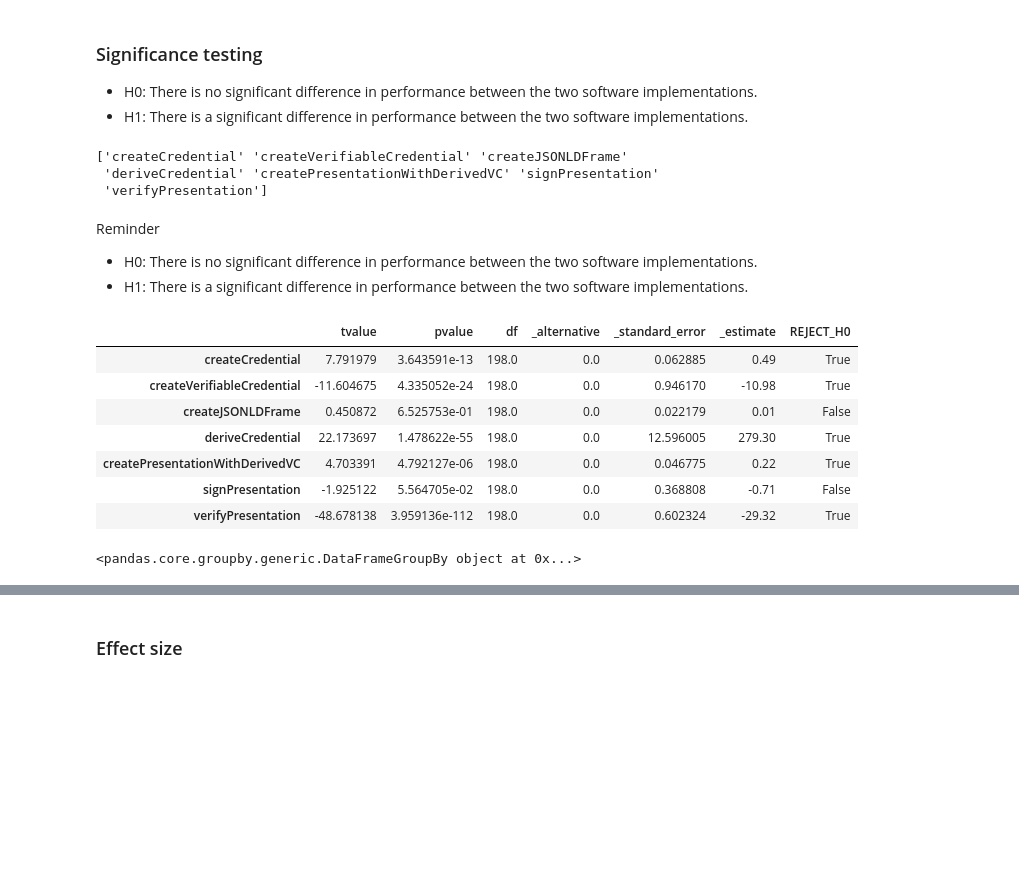
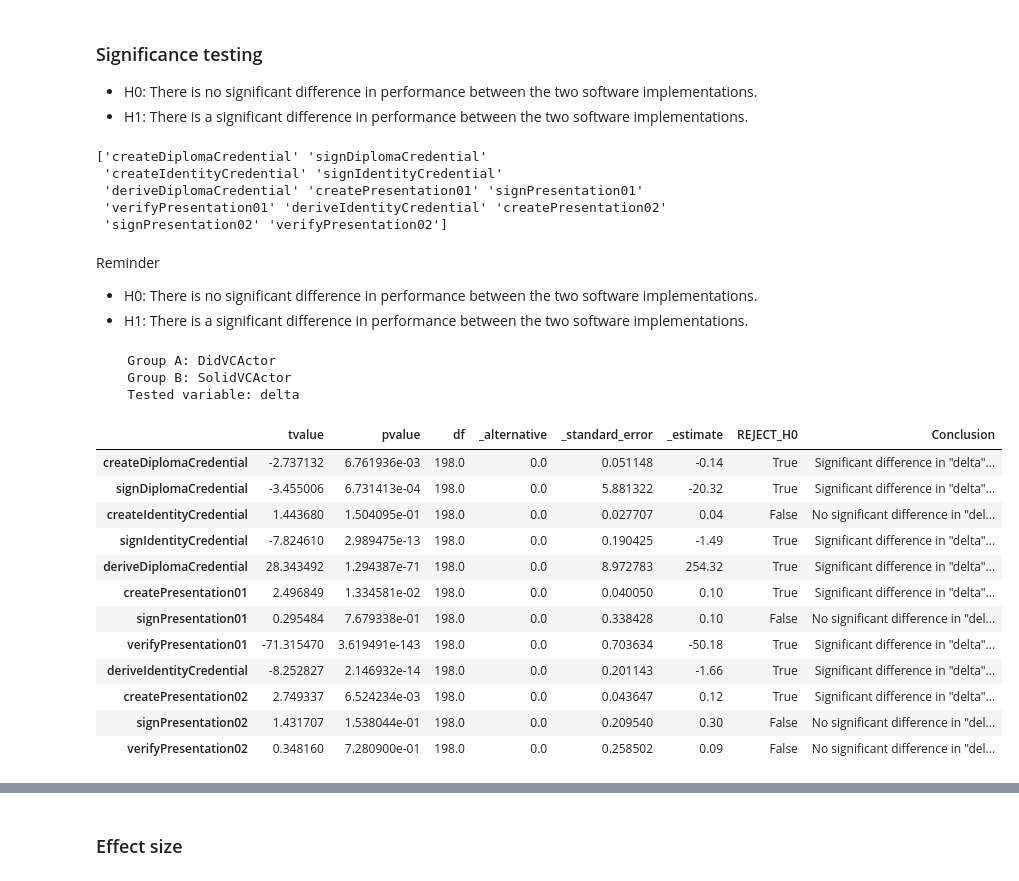
Before and after one commit to SolidLabResearch/pseudonymity-demo, a Jupyter notebook: profiling-report.ipynb, the cells around one changed output, grey strips where cells are left out. Cells and saved outputs as stored; diff of their text form; code cells hidden in the pictures; blank space fills up the shorter version.

```diff
--- a/profiling-report.ipynb
+++ b/profiling-report.ipynb
@@ -86,16 +90,18 @@ df_agg_al.to_csv(os.path.join(DIR_REPORT, 'df_agg_actor-level.csv'))
 # %% [markdown]
 ### Task-level statistics
+# %%
+# Expand report records into task-level dataframes
+df_tl = df.records\
+    .apply(pd.Series)\
+    .stack()\
+    .apply(pd.Series)\
+    .rename({'index':'idx_step', 'tag': 'actorTag', 'name': 'stepName', },axis=1)\
+    .reset_index().drop('level_1',axis=1)\
+    .set_index(['idx_report','idx_step'])
+# Merge task-level df with initial df
+df_tl = df.drop('records',axis=1).merge(df_tl,left_index=True,right_index=True)
+df_tl.to_csv(os.path.join(DIR_REPORT, 'df_task-level.csv'))
 # %%
-# Expand report records into task-level dataframes
-df_tl = df.records\
-    .apply(pd.Series)\
-    .stack()\
-    .apply(pd.Series)\
-    .rename({'index':'idx_step'},axis=1)\
-    .reset_index().drop('level_1',axis=1)\
-    .set_index(['idx_report','idx_step'])
-# Merge task-level df with initial df
-df_tl = df.drop('records',axis=1).merge(df_tl,left_index=True,right_index=True)
 display(df_tl.head(3))
 df_tl.shape
 # %% [output]
@@ -184,17 +219,18 @@ df__verify_vp
 # %%
 p_thresh = .05
 # %%
-steps = df_tl.name.unique()
+steps = df_tl.stepName.unique()
 print(steps)
 # %% [output]
-['createCredential' 'createVerifiableCredential' 'createJSONLDFrame'
- 'deriveCredential' 'createPresentationWithDerivedVC' 'signPresentation'
- 'verifyPresentation']
+['createDiplomaCredential' 'signDiplomaCredential'
+ 'createIdentityCredential' 'signIdentityCredential'
+ 'deriveDiplomaCredential' 'createPresentation01' 'signPresentation01'
+ 'verifyPresentation01' 'deriveIdentityCredential' 'createPresentation02'
+ 'signPresentation02' 'verifyPresentation02']
 # %%
-
-grpr_actor = df_tl.groupby('actor')
-assert grpr_actor.ngroups == 2
-A,B = grpr_actor
+grpr_className = df_tl.groupby('className')
+assert grpr_className.ngroups == 2
+A,B = grpr_className
 # %% [markdown]
 Reminder
 
@@ -203,34 +239,47 @@ Reminder
 # %%
 _var = 'delta'
 ttr_ind_per_step = {}
 # destructure group key and group dfs
 k_a, df_a = A
 k_b, df_b = B
 
+print(f'''
+    Group A: {k_a}
+    Group B: {k_b}
+    Tested variable: {_var}
+''')
 for step_name in steps:
-        a = df_a[df_a.name == step_name][_var].values.tolist()
-        b = df_b[df_b.name == step_name][_var].values.tolist()
+        a = df_a[df_a.stepName == step_name][_var].values.tolist()
+        b = df_b[df_b.stepName == step_name][_var].values.tolist()
         assert np.shape(a) == np.shape(b)
         ttr_ind_per_step[step_name]=stats.ttest_ind(a,b)
 
 df_test_results = pd.Series(ttr_ind_per_step).apply(lambda t: t._asdict()).apply(pd.Series)
 df_test_results.rename({'statistic': 'tvalue'}, axis=1,inplace=True)
 # Add flag to indicate whether to accept/reject H0
 df_test_results['REJECT_H0'] = df_test_results.pvalue < p_thresh
+df_test_results['Conclusion'] = df_test_results.REJECT_H0.apply(lambda reject_H0:
+                                                                f'Significant difference in "{_var}" between {k_a} and {k_b}' if reject_H0
+                                                                else f'No significant difference in "{_var}" between {k_a} and {k_b}'
+                                                               )
 df_test_results
 # %% [output]
+    Group A: DidVCActor
+    Group B: SolidVCActor
+    Tested variable: delta
-|  | tvalue | pvalue | df | _alternative | _standard_error | _estimate | REJECT_H0 |
-| createCredential | 7.791979 | 3.643591e-13 | 198.0 | 0.0 | 0.062885 | 0.49 | True |
-| createVerifiableCredential | -11.604675 | 4.335052e-24 | 198.0 | 0.0 | 0.946170 | -10.98 | True |
-| createJSONLDFrame | 0.450872 | 6.525753e-01 | 198.0 | 0.0 | 0.022179 | 0.01 | False |
-| deriveCredential | 22.173697 | 1.478622e-55 | 198.0 | 0.0 | 12.596005 | 279.30 | True |
-| createPresentationWithDerivedVC | 4.703391 | 4.792127e-06 | 198.0 | 0.0 | 0.046775 | 0.22 | True |
-| signPresentation | -1.925122 | 5.564705e-02 | 198.0 | 0.0 | 0.368808 | -0.71 | False |
-| verifyPresentation | -48.678138 | 3.959136e-112 | 198.0 | 0.0 | 0.602324 | -29.32 | True |
+|  | tvalue | pvalue | df | _alternative | _standard_error | _estimate | REJECT_H0 | Conclusion |
+| createDiplomaCredential | -2.737132 | 6.761936e-03 | 198.0 | 0.0 | 0.051148 | -0.14 | True | Significant difference in "delta"... |
+| signDiplomaCredential | -3.455006 | 6.731413e-04 | 198.0 | 0.0 | 5.881322 | -20.32 | True | Significant difference in "delta"... |
+| createIdentityCredential | 1.443680 | 1.504095e-01 | 198.0 | 0.0 | 0.027707 | 0.04 | False | No significant difference in "del... |
+| signIdentityCredential | -7.824610 | 2.989475e-13 | 198.0 | 0.0 | 0.190425 | -1.49 | True | Significant difference in "delta"... |
+| deriveDiplomaCredential | 28.343492 | 1.294387e-71 | 198.0 | 0.0 | 8.972783 | 254.32 | True | Significant difference in "delta"... |
+| createPresentation01 | 2.496849 | 1.334581e-02 | 198.0 | 0.0 | 0.040050 | 0.10 | True | Significant difference in "delta"... |
+| signPresentation01 | 0.295484 | 7.679338e-01 | 198.0 | 0.0 | 0.338428 | 0.10 | False | No significant difference in "del... |
+| verifyPresentation01 | -71.315470 | 3.619491e-143 | 198.0 | 0.0 | 0.703634 | -50.18 | True | Significant difference in "delta"... |
+| deriveIdentityCredential | -8.252827 | 2.146932e-14 | 198.0 | 0.0 | 0.201143 | -1.66 | True | Significant difference in "delta"... |
+| createPresentation02 | 2.749337 | 6.524234e-03 | 198.0 | 0.0 | 0.043647 | 0.12 | True | Significant difference in "delta"... |
+| signPresentation02 | 1.431707 | 1.538044e-01 | 198.0 | 0.0 | 0.209540 | 0.30 | False | No significant difference in "del... |
+| verifyPresentation02 | 0.348160 | 7.280900e-01 | 198.0 | 0.0 | 0.258502 | 0.09 | False | No significant difference in "del... |
-# %%
-df__verify_vp.groupby('actor')
-# %% [output]
-<pandas.core.groupby.generic.DataFrameGroupBy object at 0x...>
 # %%
 steps_with_sig_diff = df_test_results[df_test_results.REJECT_H0].index
 print(steps_with_sig_diff)
```
Also changed, not shown: parts of 25 cells of this notebook.
